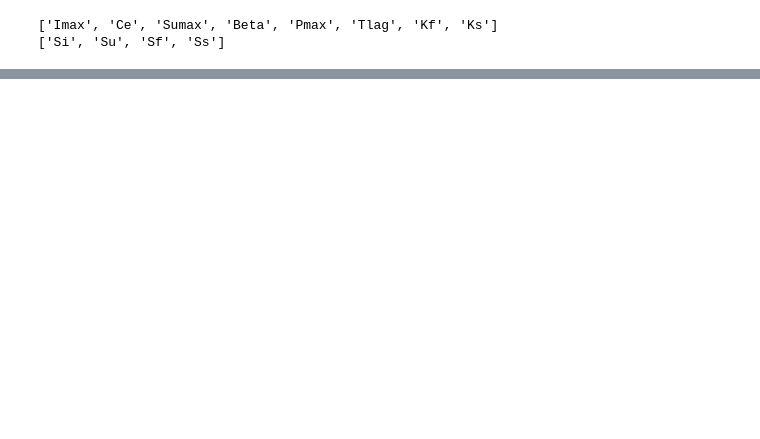
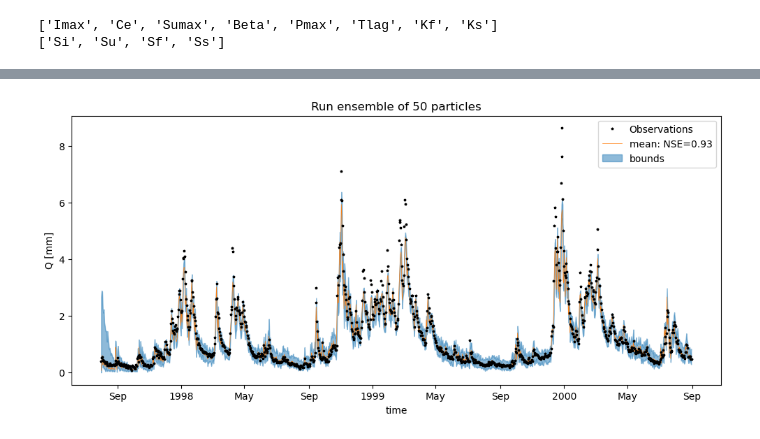
Before and after one commit to Daafip/Msc-Thesis-Notebooks, a Jupyter notebook: 2. Run first DA HBV.ipynb, the cells around one changed output, grey strips where cells are left out. Saved outputs shown, nothing was run; the diff lists cells and outputs as text; code cells hidden in the pictures; blank space fills up the shorter version.

```diff
--- a/2. Run first DA HBV.ipynb
+++ b/2. Run first DA HBV.ipynb
@@ -294,0 +317,18 @@ ax.set_title(f"Run ensemble of {n_particles} particles -  (no resampling)");
+# %%
+mean_ensemble = df_ensemble.T.mean()
+NSE_mean_ens = calc_NSE(ds["Q"].values[:-1],mean_ensemble.values)
+# %%
+# df_ensemble.plot()
+fig, ax = plt.subplots(1,1,figsize=(12,5))
+# ax.plot(ds.time.values[:n_days],ds['Q'].values[:n_days],lw=0,marker="*",ms=2.5,zorder=0,label="Observations",color="k")
+# ax.plot(df.index, Q_m_in_ref[1:],label="Modelled reference Q");
+ds['Q'].plot(ax=ax,lw=0,marker="*",ms=2.5,zorder=0,label="Observations",color='k')
+
+
+ax.plot(mean_ensemble,color="C1",lw=0.5,label=f"mean: NSE={NSE_mean_ens:.2f}",zorder=-1)
+ax.fill_between(df_ensemble.index,df_ensemble.T.min(),df_ensemble.T.max(),color="C0", alpha=0.5,zorder=-10,label="bounds")
+ax.legend(bbox_to_anchor=(1,1))
+ax.set_ylabel("Q [mm]")
+ax.set_title(f"Run ensemble of {n_particles} particles");
+# %% [output]
+[figure, added]
```
Also changed, not shown: parts of 13 cells of this notebook, 3 other files.
